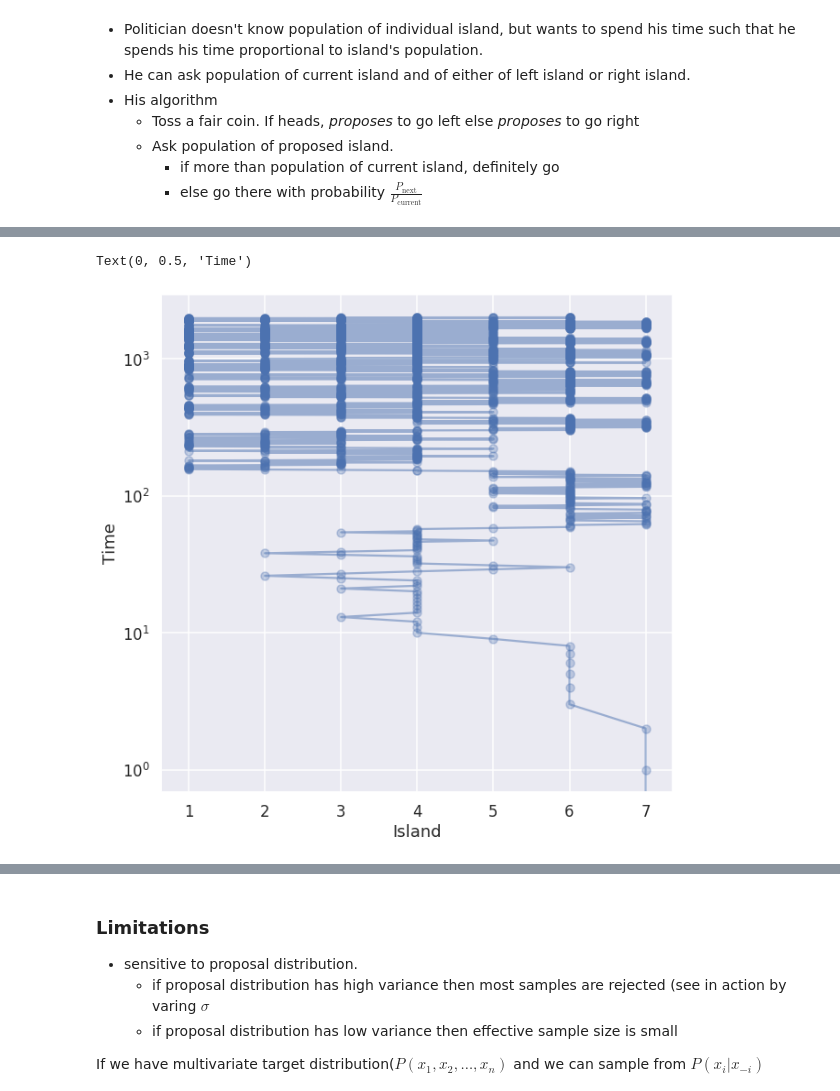
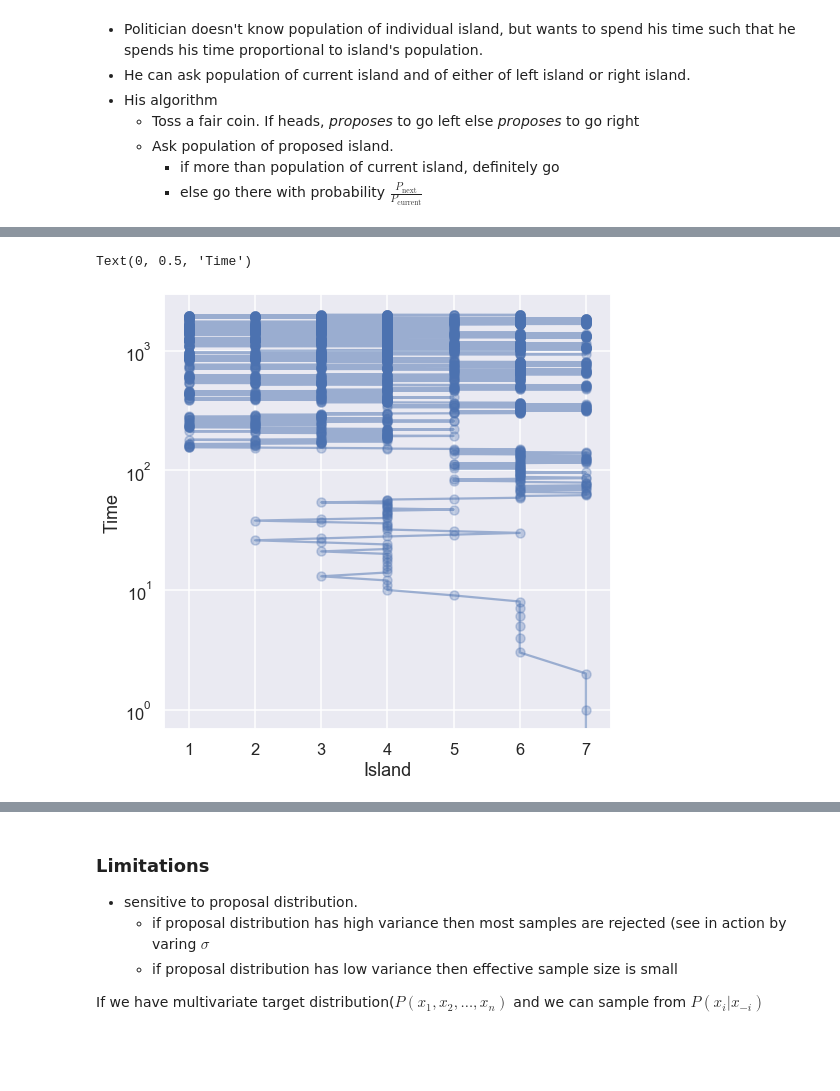
Before and after one commit to DhruvPatel01/myntra_talks, a Jupyter notebook: bayesian_intro_with_pymc.ipynb, the cells around one changed output, grey strips where cells are left out. Drawn from its saved outputs; the diff is of its cells as text; code cells hidden in the pictures; blank space fills up the shorter version.

```diff
--- a/bayesian_intro_with_pymc.ipynb
+++ b/bayesian_intro_with_pymc.ipynb
@@ -223,13 +229,13 @@ with sns.plotting_context('notebook'):
 # %%
-plt.figure(figsize=(10, 10))
+plt.figure(figsize=(8, 8))
 plt.plot(calendar[:2000], np.arange(2000), alpha=0.5)
 plt.scatter(calendar[:2000], np.arange(2000), alpha=0.3)
 plt.yscale('log')
 plt.xlabel("Island")
 plt.ylabel("Time")
 # %% [output]
 Text(0, 0.5, 'Time')
-[figure, old version]
+[figure, new version]
 # %% [markdown]
 ## Metropolis algorithm
 - We have an (unnormalized) target distribution $\tilde{P}$ to draw samples from.
```
Also changed, not shown: parts of 12 cells of this notebook.
